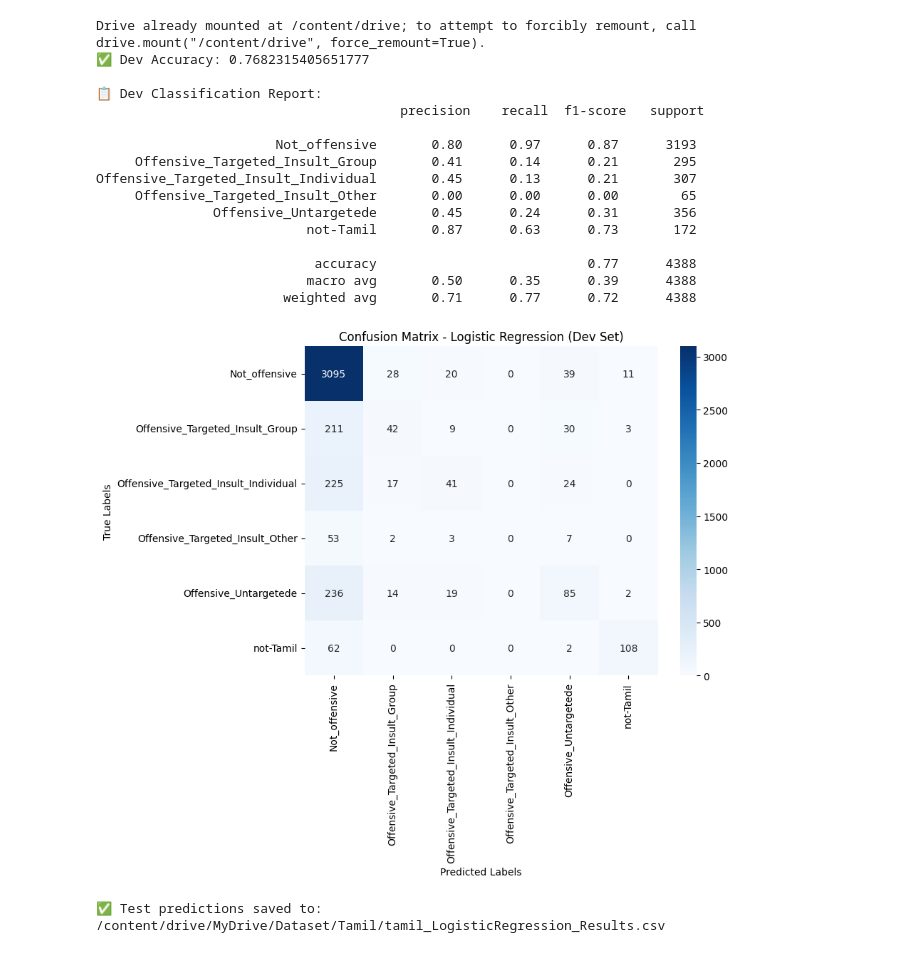
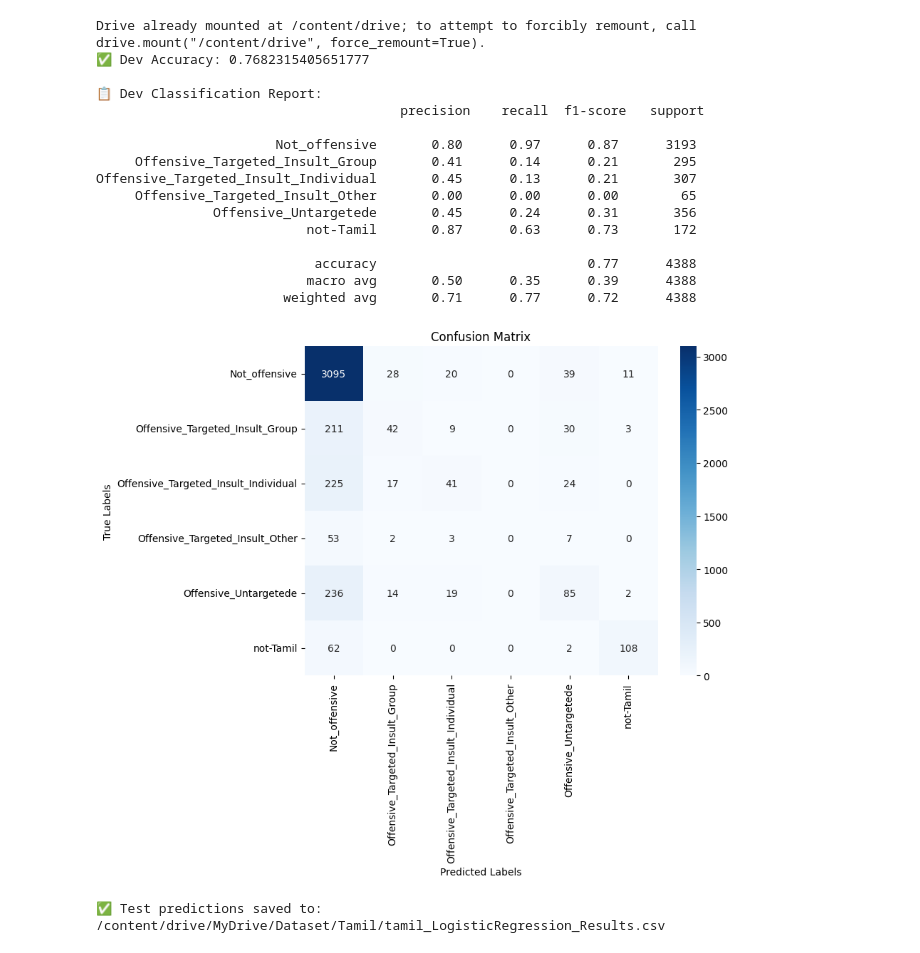
Before and after one commit to SURYAULAGANATHAN/Offensive-Language-Identification-in-Dravidian-Code-Mixed-Languages, a Jupyter notebook: Tamil/Offensive Language Identification_Tamil.ipynb, the cells around one changed output. Saved outputs shown, nothing was run; the diff lists cells and outputs as text; code cells hidden in the pictures.

```diff
--- a/Tamil/Offensive Language Identification_Tamil.ipynb
+++ b/Tamil/Offensive Language Identification_Tamil.ipynb
@@ -69,7 +69,7 @@ sns.heatmap(cm, annot=True, fmt='d', cmap="Blues",
             yticklabels=label_encoder.classes_)
 plt.xlabel("Predicted Labels")
 plt.ylabel("True Labels")
-plt.title("Confusion Matrix - Logistic Regression (Dev Set)")
+plt.title("Confusion Matrix")
 plt.show()
 
 # ===== 8. Predict on test set =====
@@ -77,32 +77,32 @@ y_pred_test = model.predict(X_test_tfidf)
 df_test['labels'] = label_encoder.inverse_transform(y_pred_test)
 
 # ===== 9. Save predictions (only ID + labels) =====
 if 'ID' not in df_test.columns:
     # If no 'ID' column, generate sequential IDs
     df_test['ID'] = range(1, len(df_test) + 1)
 
 output = df_test[['ID', 'labels']]
 
 output_path = "/content/drive/MyDrive/Dataset/Tamil/tamil_LogisticRegression_Results.csv"
 output.to_csv(output_path, index=False)
 
 print(f"✅ Test predictions saved to: {output_path}")
 # %% [output]
 Drive already mounted at /content/drive; to attempt to forcibly remount, call drive.mount("/content/drive", force_remount=True).
 ✅ Dev Accuracy: 0.7682315405651777
 
 📋 Dev Classification Report:
                                        precision    recall  f1-score   support
 
                        Not_offensive       0.80      0.97      0.87      3193
      Offensive_Targeted_Insult_Group       0.41      0.14      0.21       295
 Offensive_Targeted_Insult_Individual       0.45      0.13      0.21       307
      Offensive_Targeted_Insult_Other       0.00      0.00      0.00        65
                Offensive_Untargetede       0.45      0.24      0.31       356
                            not-Tamil       0.87      0.63      0.73       172
 
                             accuracy                           0.77      4388
                            macro avg       0.50      0.35      0.39      4388
                         weighted avg       0.71      0.77      0.72      4388
-[figure, old version]
+[figure, new version]
 ✅ Test predictions saved to: /content/drive/MyDrive/Dataset/Tamil/tamil_LogisticRegression_Results.csv
```
Also changed, not shown: 1 other file.
